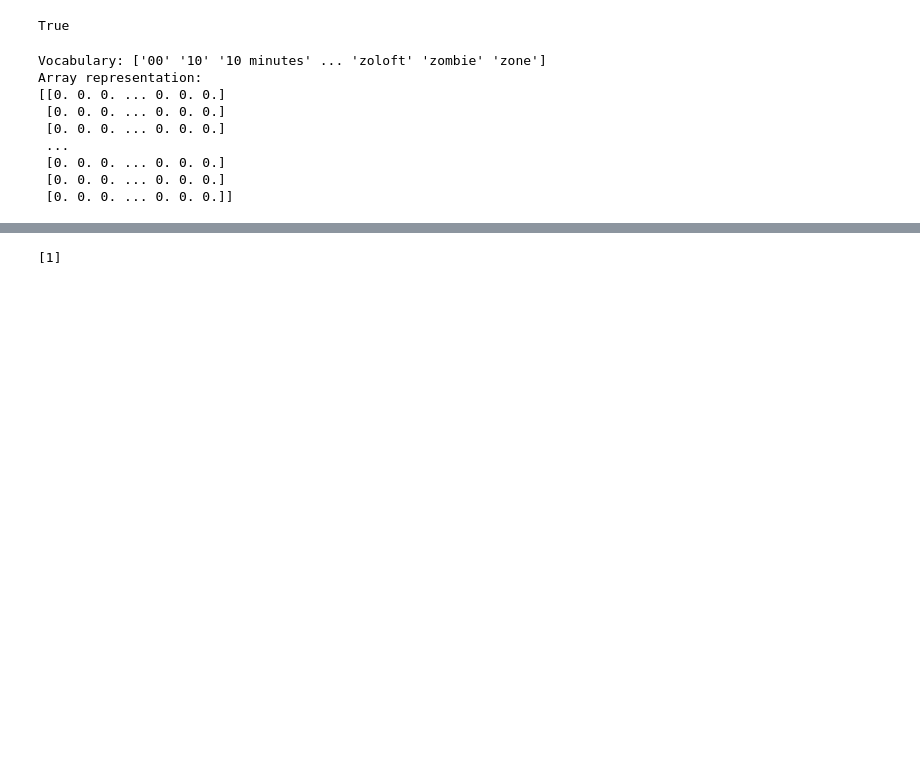
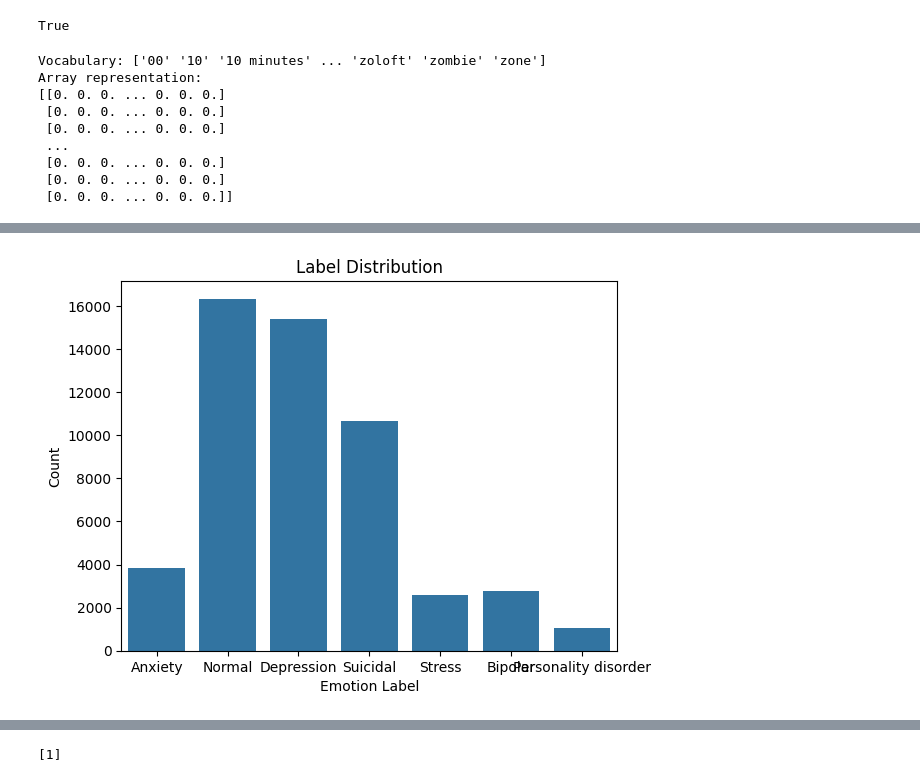
Before and after one commit to nirajGirase08/Mental-Health-Sentiment-Analyzer, a Jupyter notebook: Health_analyzer.ipynb, the cells around one changed output, grey strips where cells are left out. Cells and saved outputs as stored; diff of their text form; code cells hidden in the pictures; blank space fills up the shorter version.

```diff
--- a/Health_analyzer.ipynb
+++ b/Health_analyzer.ipynb
@@ -103 +106,10 @@ data.head()
+# %%
+#Bar chart to check if the data is balanced or not
+sns.countplot(x='status', data=data)
+plt.title('Label Distribution')
+plt.xlabel('Emotion Label')
+plt.ylabel('Count')
+plt.show()
+# %% [output]
+[figure, added]
 # %%
```
Also changed, not shown: parts of 25 cells of this notebook, 1 other file.
